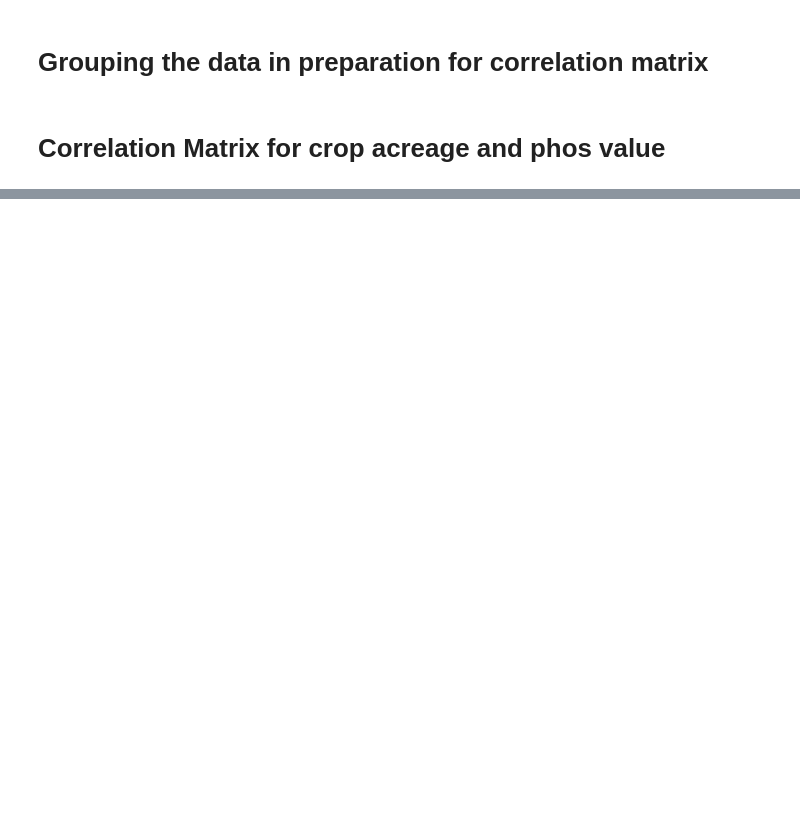
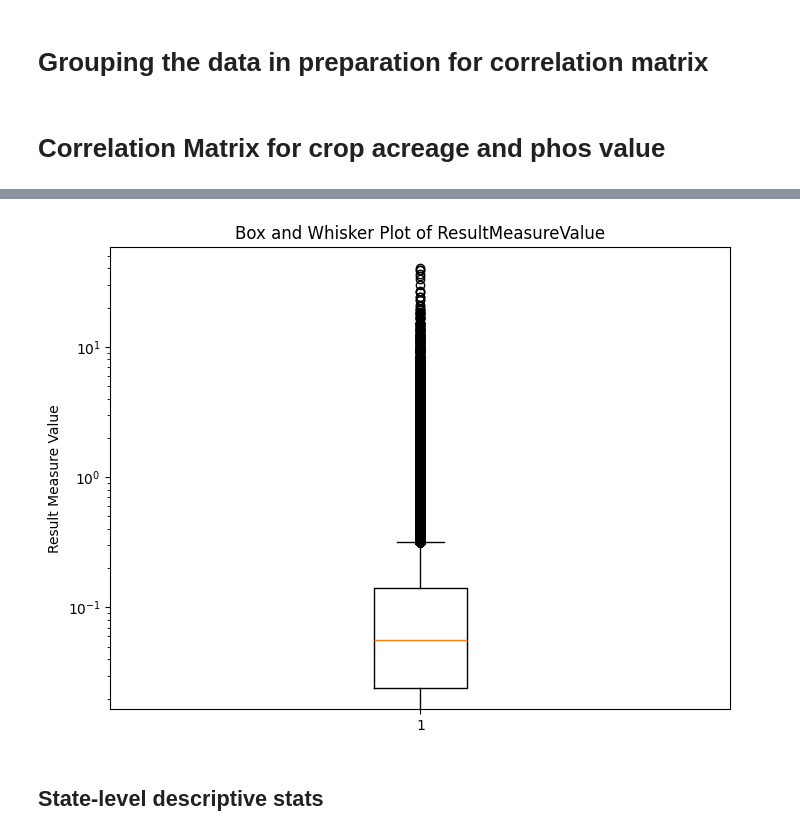
Before and after one commit to caroseca/troubled_waters, a Jupyter notebook: 02 - data analysis.ipynb, the cells around one changed output, grey strips where cells are left out. Drawn from its saved outputs; the diff is of its cells as text; code cells hidden in the pictures; blank space fills up the shorter version.

Commit message:
adding tvorias analysis from county_level_analysis

```diff
--- a/02 - data analysis.ipynb
+++ b/02 - data analysis.ipynb
@@ -44,0 +259,12 @@ plt.savefig('corr.png', bbox_inches='tight', pad_inches=0.0)
+# %%
+plt.figure(figsize=(8, 6))  # Adjust the figure size if needed
+plt.boxplot(inspection_data['ResultMeasureValue'])
+plt.title('Box and Whisker Plot of ResultMeasureValue')
+plt.ylabel('Result Measure Value')
+plt.yscale('log')
+
+plt.show()
+# %% [output]
+[figure, added]
+# %% [markdown]
+## State-level descriptive stats
```
Also changed, not shown: parts of 53 cells of this notebook.
